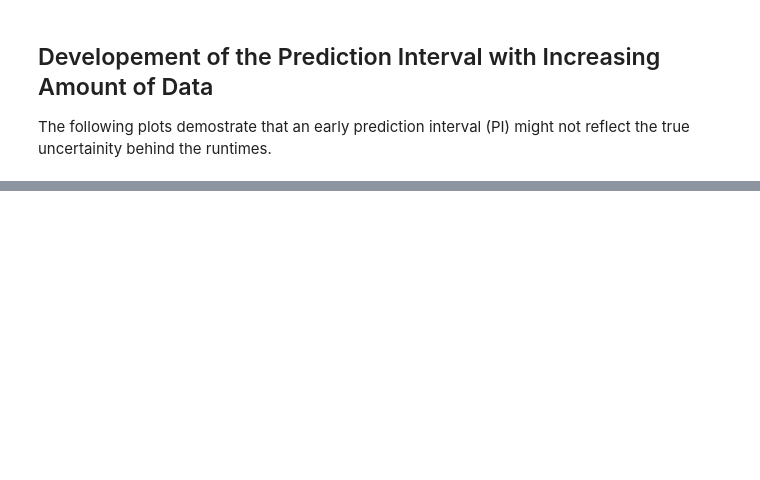
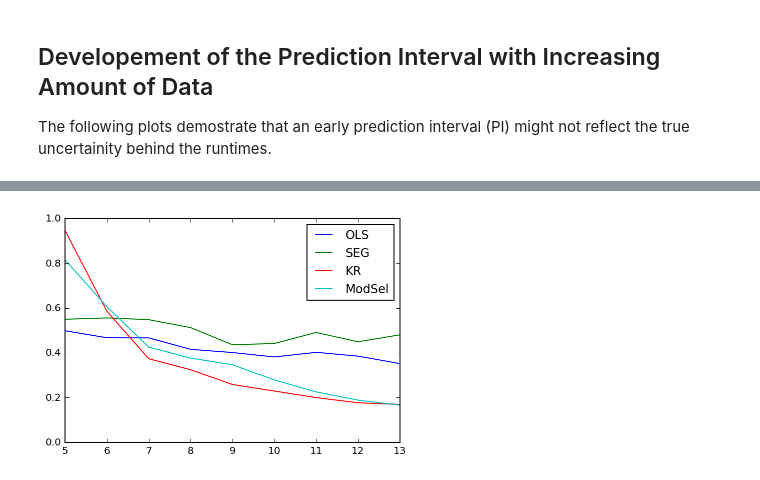
Before and after one commit to dos-group/runtime-prediction-experiments, a Jupyter notebook: analysis/performance-prediction-analysis.ipynb, the cells around one changed output, grey strips where cells are left out. Cells and saved outputs as stored; diff of their text form; code cells hidden in the pictures; blank space fills up the shorter version.

```diff
--- a/analysis/performance-prediction-analysis.ipynb
+++ b/analysis/performance-prediction-analysis.ipynb
@@ -200,0 +364,63 @@ print 'std:', scores.std()
+# %%
+n = 4
+
+ols_regression = SimpleOLSRegression(fmap=lambda x:np.c_[np.ones_like(x),1./x])
+ols_sqerrs = split_cv_stochastic(ols_regression, x, y, n)
+
+kr_regression = SimpleKernelRegression()
+kr_sqerrs = split_cv_stochastic(kr_regression, x, y, n)
+
+plt.boxplot([ols_sqerrs, kr_sqerrs], showfliers=False, showmeans=True)
+plt.show()
+# %%
+x, y = get_data('data/tpchq10.flink.csv')
+
+ols_stats = []
+seg_stats = []
+kr_stats = []
+gp_stats = []
+modsel_stats = []
+
+ns = range(5, 14)
+for i in ns:
+
+    print 'Scaleouts =', i
+
+    ols_regression = SimpleOLSRegression(fmap=lambda x:np.c_[np.ones_like(x),x])
+    ols_sqerrs = split_cv_stochastic(ols_regression, x, y, i)
+    ols_stats.append((np.mean(ols_sqerrs), np.std(ols_sqerrs)))
+
+    seg_regression = SimpleSegmentedRegression()
+    seg_sqerrs = split_cv_stochastic(seg_regression, x, y, i)
+    seg_stats.append((np.mean(seg_sqerrs), np.std(seg_sqerrs)))
+
+    kr_regression = SimpleKernelRegression()
+    kr_sqerrs = split_cv_stochastic(kr_regression, x, y, i)
+    kr_stats.append((np.mean(kr_sqerrs), np.std(kr_sqerrs)))
+
+    #gp_regression = SimpleGPRegression()
+    #gp_sqerrs = split_cv_stochastic(gp_regression, x, y, i)
+    #gp_stats.append((np.mean(gp_sqerrs), np.std(gp_sqerrs)))
+
+    modsel_regression = SimpleCVModelSection([SimpleOLSRegression(fmap=lambda x:np.c_[np.ones_like(x),1./x]),
+                                              SimpleKernelRegression()])
+    modsel_sqerrs = split_cv_stochastic(modsel_regression, x, y, i)
+    modsel_stats.append((np.mean(modsel_sqerrs), np.std(modsel_sqerrs)))
+
+ols_stats = np.array(ols_stats)
+seg_stats = np.array(seg_stats)
+kr_stats = np.array(kr_stats)
+gp_stats = np.array(gp_stats)
+modsel_stats = np.array(modsel_stats)
+
+#plt.errorbar(ns, ols_stats[:,0], ols_stats[:,1])
+#plt.errorbar(ns, kr_stats[:,0], kr_stats[:,1])
+plt.plot(ns, ols_stats[:,0], label='OLS')
+plt.plot(ns, seg_stats[:,0], label='SEG')
+plt.plot(ns, kr_stats[:,0], label='KR')
+#plt.plot(ns, gp_stats[:,0], label='GP')
+plt.plot(ns, modsel_stats[:,0], label='ModSel')
+plt.ylim(ymin=0)
+plt.legend()
+plt.show()
+# %% [output]
@@ -200,0 +444 @@ print 'std:', scores.std()
+[figure, added]
```
Also changed, not shown: parts of 16 cells of this notebook, 7 other files.
